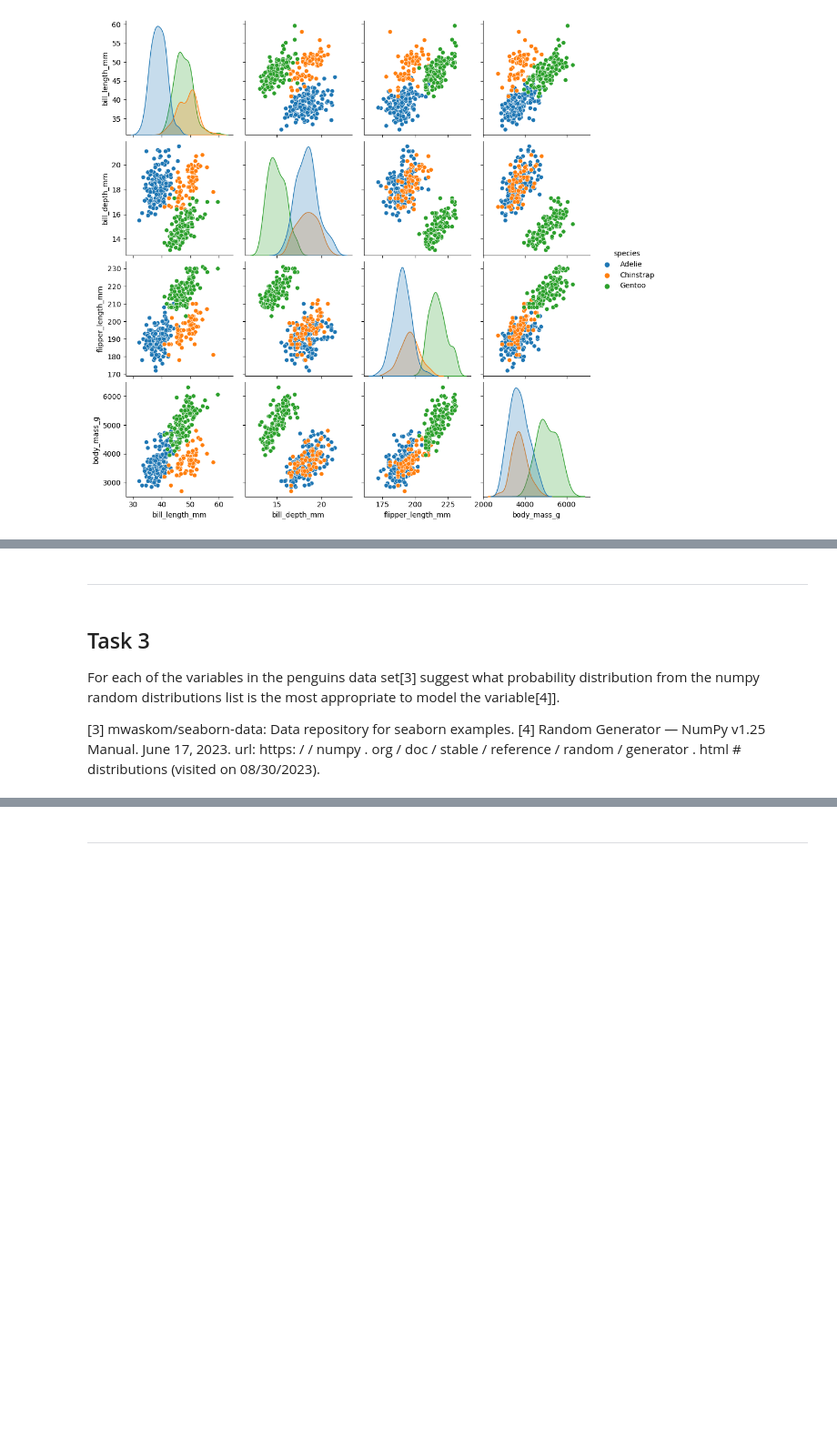
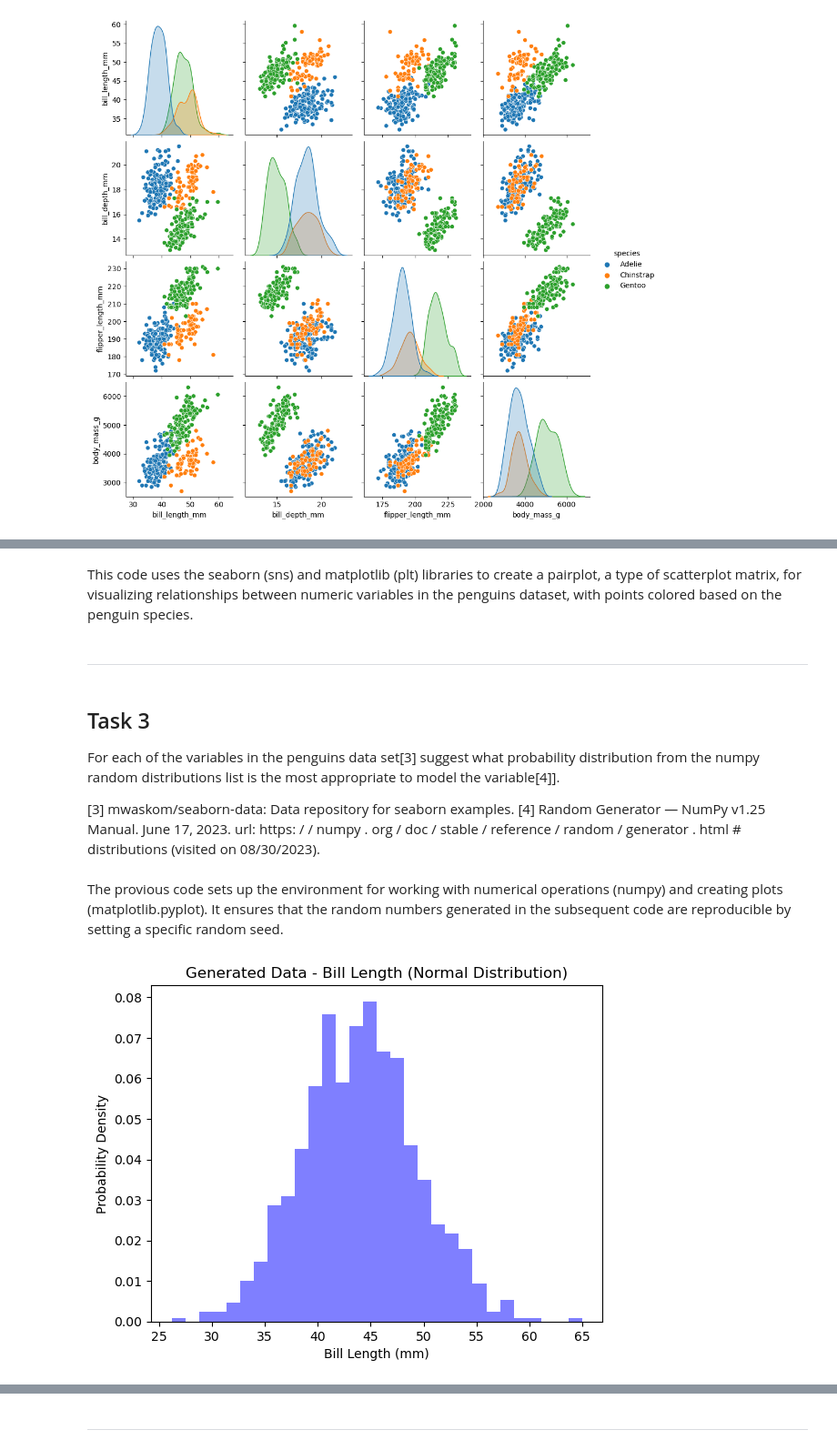
Before and after one commit to AnaFMello/fundamental_data_analysis_2023, a Jupyter notebook: tasks.ipynb, the cells around one changed output, grey strips where cells are left out. Shown at 91% size. Saved outputs shown, nothing was run; the diff lists cells and outputs as text; code cells hidden in the pictures; blank space fills up the shorter version.

```diff
--- a/tasks.ipynb
+++ b/tasks.ipynb
@@ -151,8 +113,11 @@ No need to change data types for these numeric variables
+# %% [markdown]
+
+This code uses the seaborn (sns) and matplotlib (plt) libraries to create a pairplot, a type of scatterplot matrix, for visualizing relationships between numeric variables in the penguins dataset, with points colored based on the penguin species.
 # %% [markdown]
 ***
 # %% [markdown]
 ## Task 3
- For each of the variables in the penguins data set[3] suggest what probability distribution from the numpy random distributions list is the most appropriate to model the variable[4]].
+For each of the variables in the penguins data set[3] suggest what probability distribution from the numpy random distributions list is the most appropriate to model the variable[4]].
 
 [3] mwaskom/seaborn-data: Data repository for seaborn examples.
 [4] Random Generator — NumPy v1.25 Manual. June 17, 2023. url: https: / / numpy . org / doc / stable / reference / random / generator . html # distributions (visited on 08/30/2023).
@@ -158,0 +133,16 @@ No need to change data types for these numeric variables
+# %% [markdown]
+The provious code sets up the environment for working with numerical operations (numpy) and creating plots (matplotlib.pyplot). It ensures that the random numbers generated in the subsequent code are reproducible by setting a specific random seed.
+# %%
+# 1. bill_length_mm: Normal Distribution
+mean_bill_length = penguins['bill_length_mm'].mean()
+std_dev_bill_length = penguins['bill_length_mm'].std()
+random_bill_length = np.random.normal(mean_bill_length, std_dev_bill_length, 1000)
+
+# Plot the generated data for visualization
+plt.hist(random_bill_length, bins=30, density=True, alpha=0.5, color='blue')
+plt.title('Generated Data - Bill Length (Normal Distribution)')
+plt.xlabel('Bill Length (mm)')
+plt.ylabel('Probability Density')
+plt.show()
+# %% [output]
+[figure, added]
```
Also changed, not shown: parts of 34 cells of this notebook.
